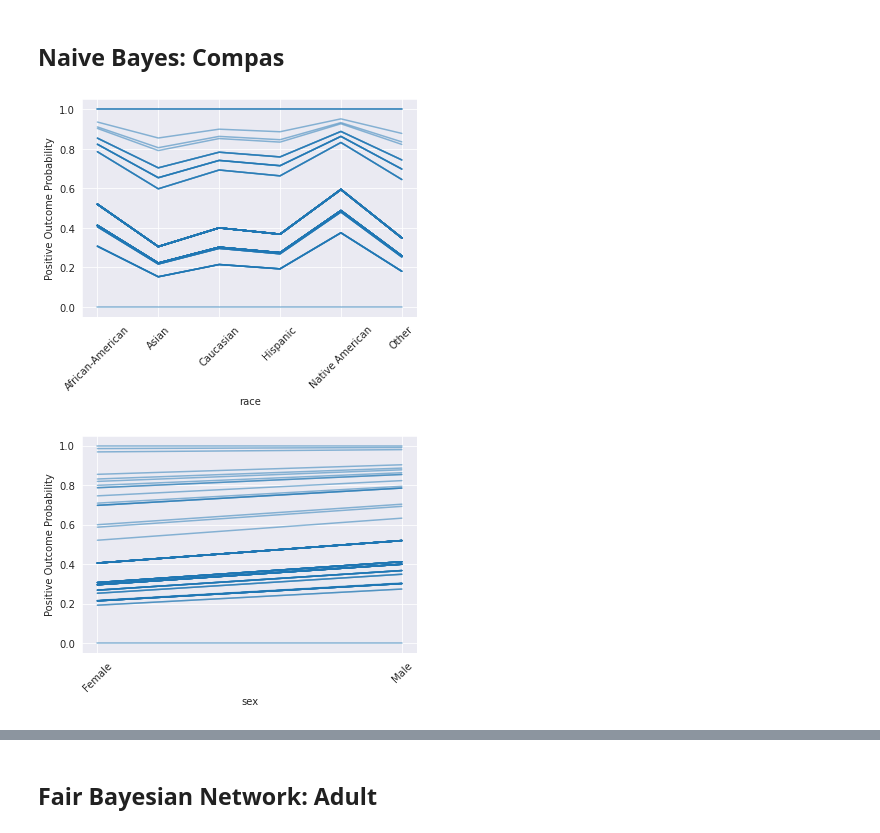
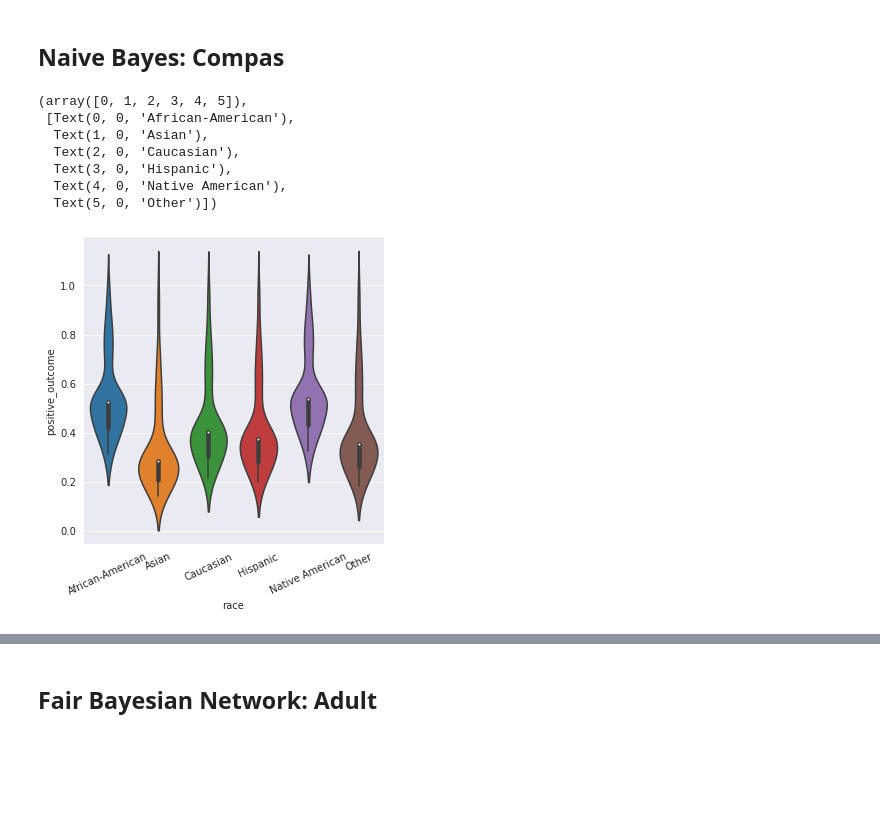
Before and after one commit to bcwein/Forseti, a Jupyter notebook: notebooks/local-agnostic.ipynb, the cells around one changed output, grey strips where cells are left out. Drawn from its saved outputs; the diff is of its cells as text; code cells hidden in the pictures; blank space fills up the shorter version.

```diff
--- a/notebooks/local-agnostic.ipynb
+++ b/notebooks/local-agnostic.ipynb
@@ -23,3 +25,5 @@ sns.set_style('darkgrid')
+# %%
+kind = 'violin'
 # %%
 adultsens = pd.read_csv('data/adult.csv')
 label = 'income'
@@ -53,32 +108,42 @@ model.ICEplot('race', samples=100)
 # %%
 compassens = pd.read_csv('data/compas-two-yrs-recidivism.csv')
 
 features = [
     'race',
     'sex',
     'priors_count',
     'juv_fel_count',
     'juv_misd_count',
     'juv_other_count',
     'c_charge_degree',
     'two_year_recid'
 ]
 
 compassens = compassens[features]
 label = 'two_year_recid'
 
 model = interpretableNaiveBayes()
 
 model.train(
     label,
     compassens,
     'NBSens'
 )
 
-model.ICEplot('race', samples=100)
+df = model.ICE('race', samples=100)
+sns.catplot(
+    x='race',
+    y='positive_outcome',
+    data=df,
+    kind=kind
+)
+plt.xticks(rotation=25)
 # %% [output]
+(array([0, 1, 2, 3, 4, 5]),
+ [Text(0, 0, 'African-American'),
+  Text(1, 0, 'Asian'),
+  Text(2, 0, 'Caucasian'),
+  Text(3, 0, 'Hispanic'),
+  Text(4, 0, 'Native American'),
+  Text(5, 0, 'Other')])
-[figure, old version]
+[figure, new version]
-# %%
-model.ICEplot('sex', samples=100)
-# %% [output]
-[figure, removed]
```
Also changed, not shown: parts of 18 cells of this notebook.
